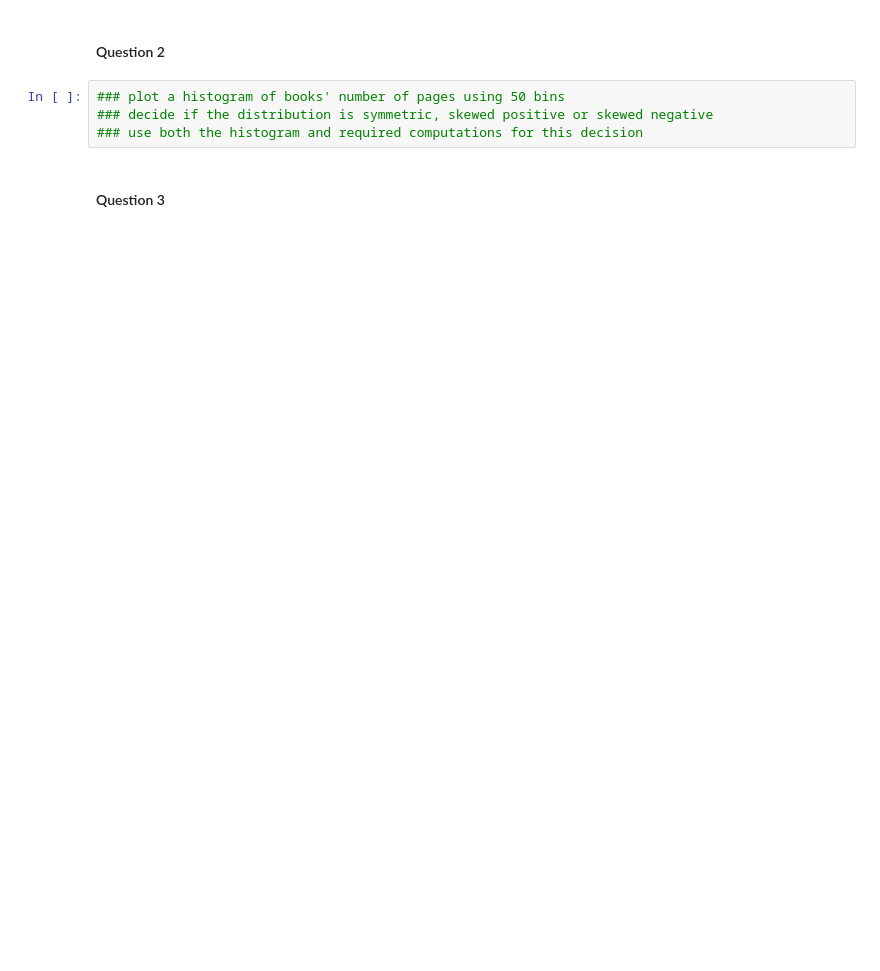
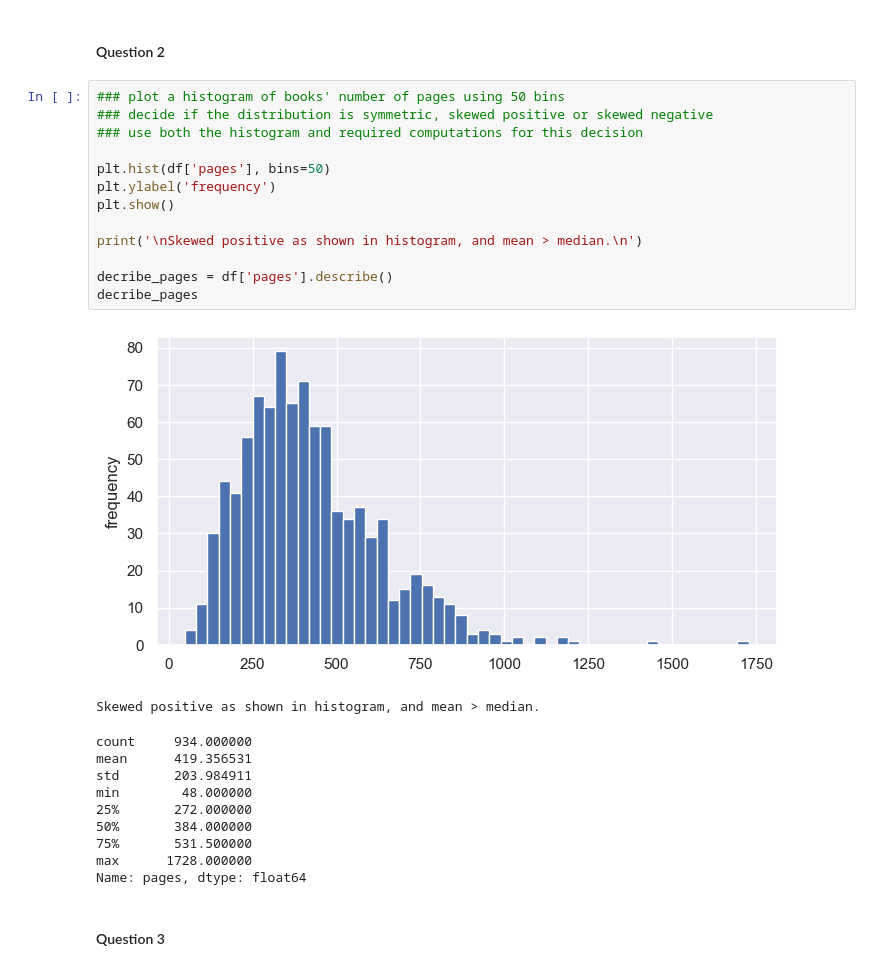
Before and after one commit to IshayM-git/assignment1_322815341_212362594, a Jupyter notebook: assignment1-task2.ipynb, the cells around one changed output. Drawn from its saved outputs; the diff is of its cells as text; blank space fills up the shorter version.

```diff
--- a/assignment1-task2.ipynb
+++ b/assignment1-task2.ipynb
@@ -26,7 +69,28 @@ df.info()
 # %%
 ### plot a histogram of books' number of pages using 50 bins
 ### decide if the distribution is symmetric, skewed positive or skewed negative
 ### use both the histogram and required computations for this decision
+
+plt.hist(df['pages'], bins=50)
+plt.ylabel('frequency')
+plt.show()
+
+print('\nSkewed positive as shown in histogram, and mean > median.\n')
+
+decribe_pages = df['pages'].describe()
+decribe_pages
+# %% [output]
+[figure, added]
+Skewed positive as shown in histogram, and mean > median.
+count     934.000000
+mean      419.356531
+std       203.984911
+min        48.000000
+25%       272.000000
+50%       384.000000
+75%       531.500000
+max      1728.000000
+Name: pages, dtype: float64
 # %% [markdown]
 #### Question 3
 # %%
```
Also changed, not shown: parts of 11 cells of this notebook.
